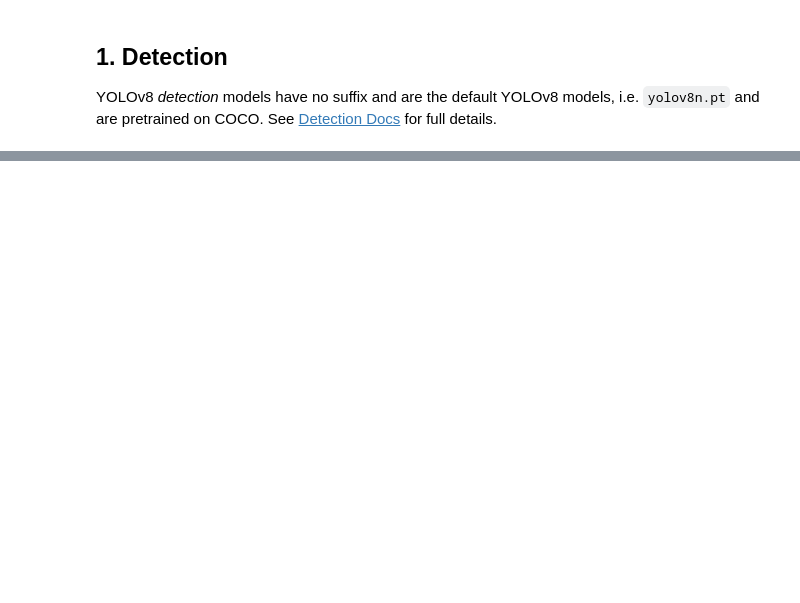
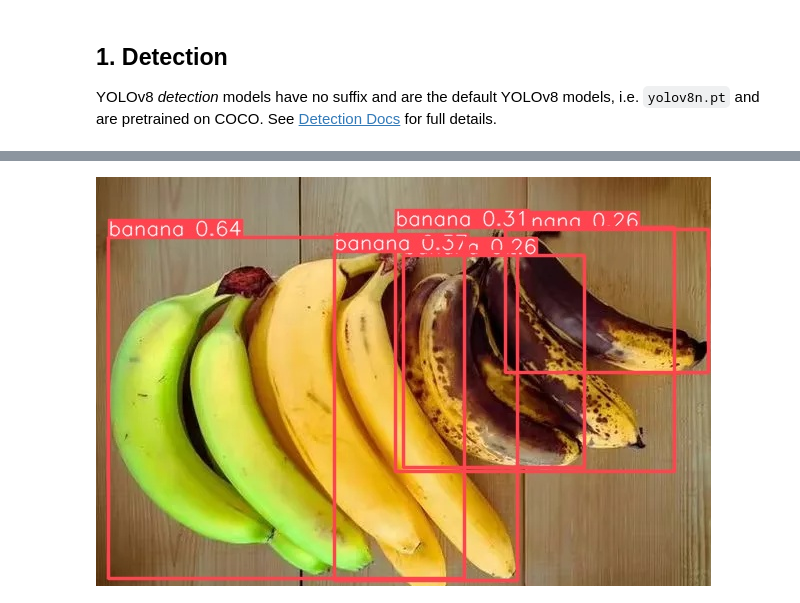
Before and after one commit to Bca72/Computer-Vision-Project-Overview, a Jupyter notebook: Copy_of_YOLOv8_Tutorial.ipynb, the cells around one changed output, grey strips where cells are left out. Cells and saved outputs as stored; diff of their text form; code cells hidden in the pictures; blank space fills up the shorter version.

Commit message:
Predicted with YOLO

```diff
--- a/Copy_of_YOLOv8_Tutorial.ipynb
+++ b/Copy_of_YOLOv8_Tutorial.ipynb
@@ -744,0 +328,8 @@ Starting training for 3 epochs...
+# %%
+# SHOW THE IMAGE STORED
+%matplotlib inline
+from PIL import Image
+
+Image.open('runs/detect/predict2/0_bananas.jpg')
+# %% [output]
+[figure, added]
```
Also changed, not shown: parts of 15 cells of this notebook.
